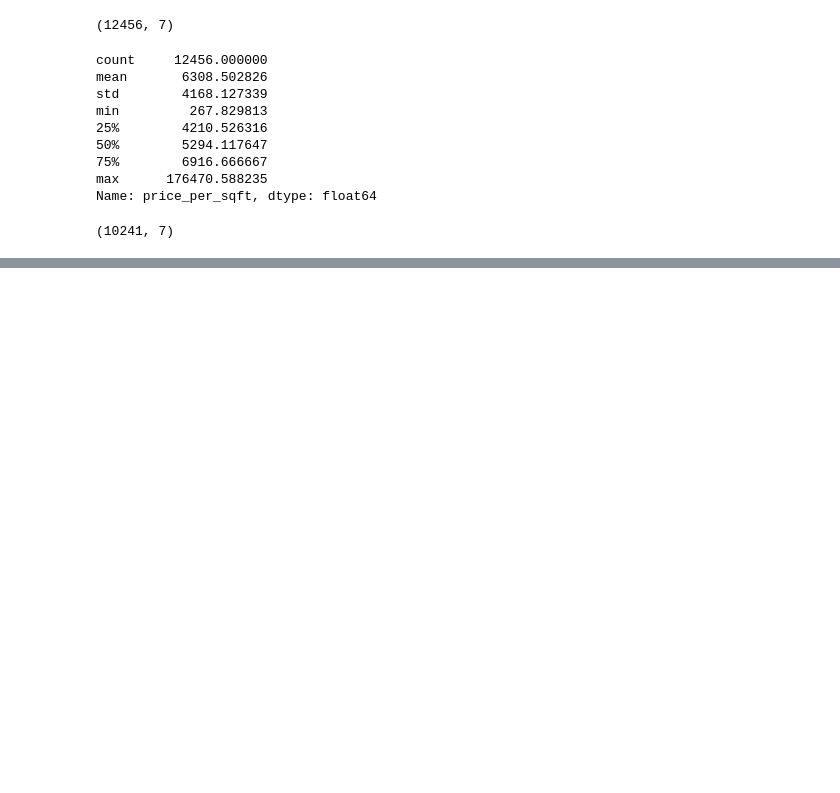
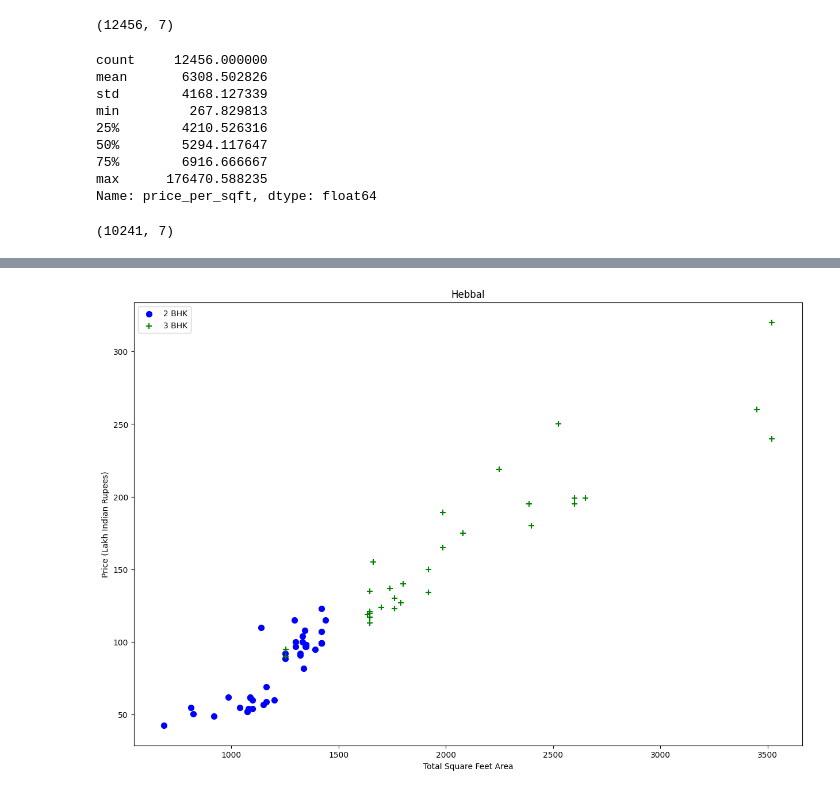
Before and after one commit to Deep-74/house_prediction, a Jupyter notebook: house_prediction.ipynb, the cells around one changed output, grey strips where cells are left out. Drawn from its saved outputs; the diff is of its cells as text; code cells hidden in the pictures; blank space fills up the shorter version.

```diff
--- a/house_prediction.ipynb
+++ b/house_prediction.ipynb
@@ -334,0 +358,4 @@ plot_scatter_chart(df7,"Rajaji Nagar")
+# %%
+plot_scatter_chart(df8,"Hebbal")
+# %% [output]
+[figure, added]
```
Also changed, not shown: parts of 3 cells of this notebook.
